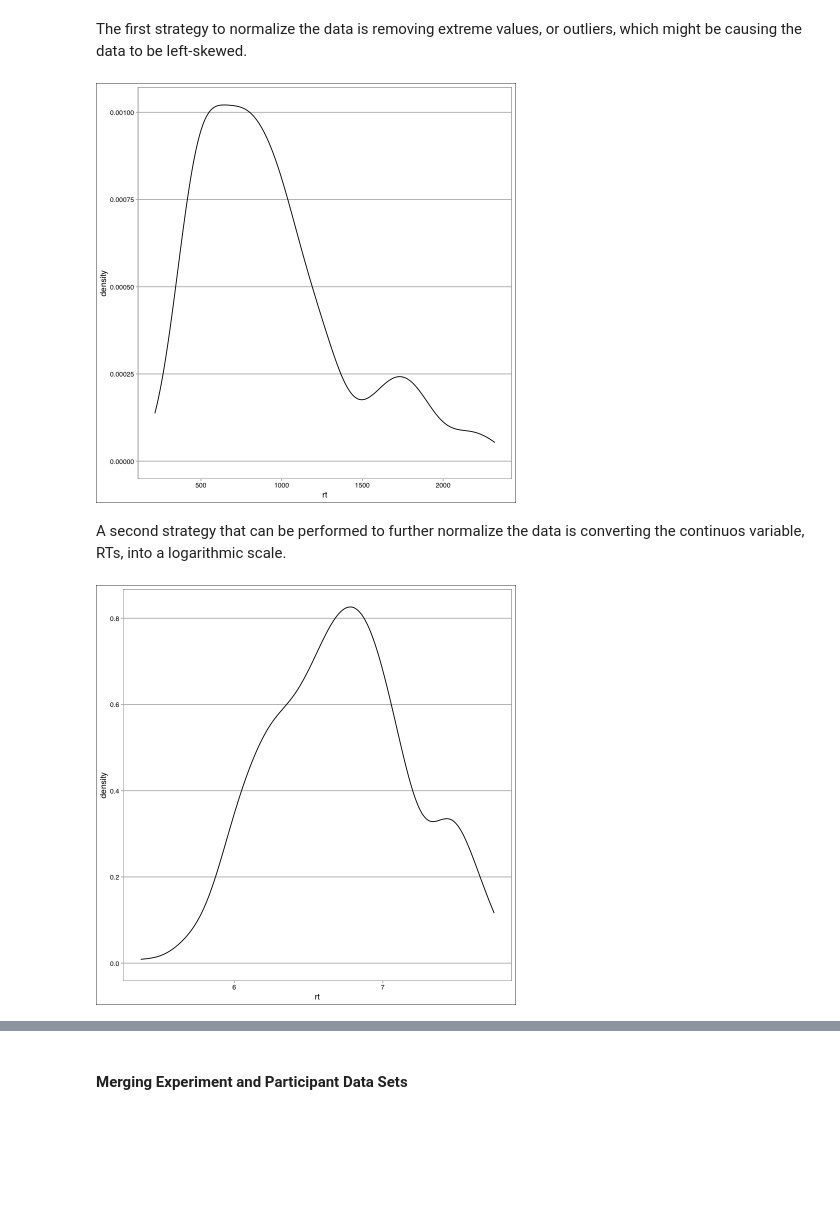
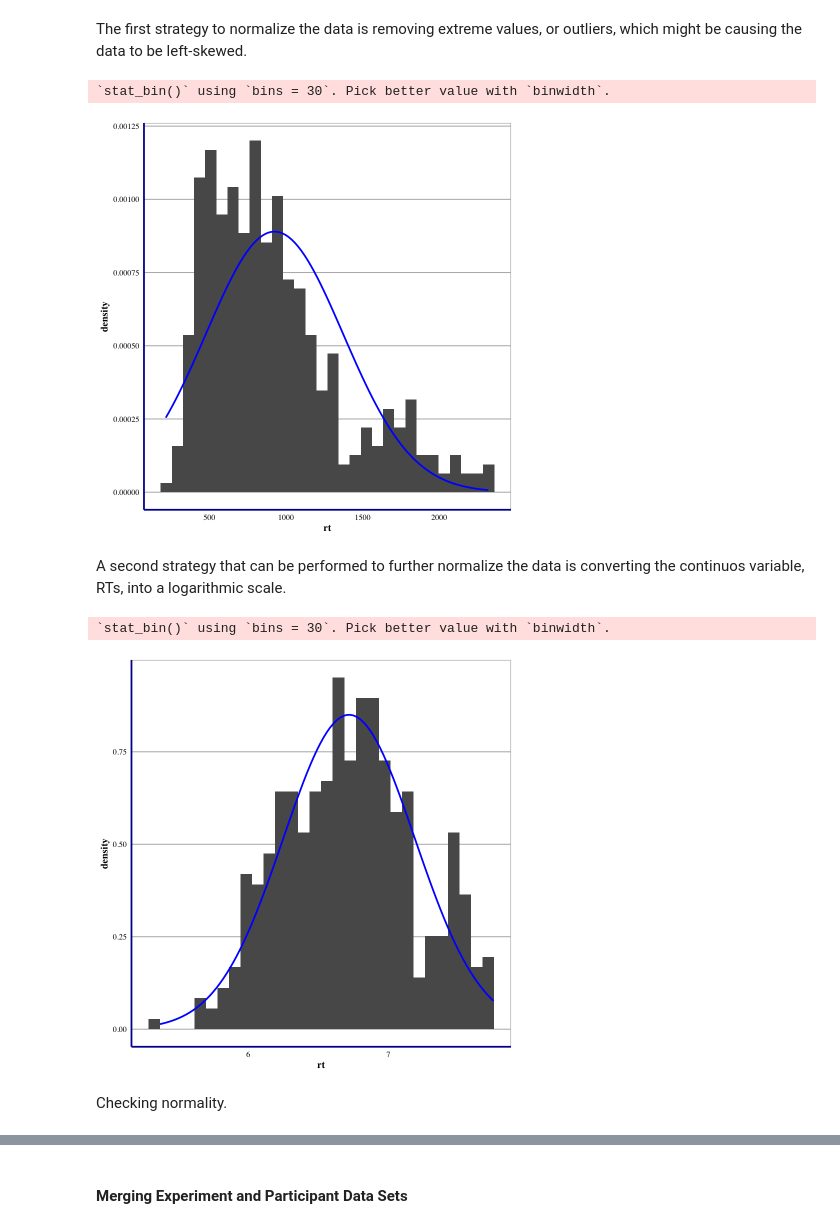
Before and after one commit to Vieju17/SelfPaced_Reading_Task_Data, a Jupyter notebook: sprt_analysis.ipynb, the cells around one changed output, grey strips where cells are left out. Drawn from its saved outputs; the diff is of its cells as text; code cells hidden in the pictures; blank space fills up the shorter version.

```diff
--- a/sprt_analysis.ipynb
+++ b/sprt_analysis.ipynb
@@ -36,0 +43,5 @@ library(broom.mixed)
+# %%
+accent_color <- "#00009c"
+
+tables_path <- "./images/tables/"
+plots_path <- "./images/plots/"
@@ -37,3 +50,19 @@ library(broom.mixed)
+# %%
+theme_set(
+    theme_calc(
+        base_size = 12,
+        base_family = "Times"
+    ) +
+        theme(
+            plot.title = element_text(face = "bold"),
+            plot.background = element_rect(linewidth = 0),
+            axis.title.x = element_text(face = "bold"),
+            axis.title.y = element_text(face = "bold"),
+            axis.line = element_line(color = accent_color, linewidth = 1),
+            axis.ticks = element_blank(),
+            legend.title = element_text(face = "bold")
+        )
+)
 # %% [markdown]
 ### 2. Importing and Processing Data
 # %% [markdown]
@@ -170,13 +200,15 @@ df_clean <- df_raw %>%
         item_number = as.numeric(item_number),
         task = as.factor(task),
         item_type = as.factor(item_type),
-        clause_type = as.factor(clause_type),
-        number = as.factor(number),
-        matching = as.factor(ifelse(number == "ss" | number == "pp", "match", "mismatch")),
-        segment = as.factor(segment),
+        clause_type = factor(clause_type, levels = c("sr", "or"), labels = c("SR", "OR")),
+        number = factor(number, levels = c("ss", "pp", "sp", "ps"), labels = c("SS", "PP", "SP", "PS")),
+        matching = factor(ifelse(number == "SS" | number == "PP", "match", "mismatch"), labels = c("Match", "Mismatch")),
+        segment = factor(segment, labels = c("S1", "S2", "S3", "S4", "S5")),
         part_id = as.factor(part_id),
     ) %>%
     relocate(matching, .after = number) %>%
     droplevels()
+
+summary(df_clean)
 head(df_clean, 10)
 # %% [output]
@@ -219,21 +273,35 @@ df_clean <- df_clean %>%
 
 no_outlier_plot <- df_clean %>%
     ggplot(aes(x = rt)) +
-    geom_density() +
-    theme_calc()
+    geom_histogram(aes(y = ..density..)) +
+    stat_function(
+        fun = dnorm,
+        args = list(mean = mean(df_clean$rt), sd = sd(df_clean$rt)),
+        color = "blue",
+        linewidth = 1
+    )
 no_outlier_plot
 # %% [output]
+`stat_bin()` using `bins = 30`. Pick better value with `binwidth`.
-[figure, old version]
+[figure, new version]
 # %% [markdown]
 A second strategy that can be performed to further normalize the data is converting the continuos variable, RTs, into a logarithmic scale.
 # %%
 df_clean <- df_clean %>%
     mutate(rt = log(rt))
 
 normal_plot <- df_clean %>%
     ggplot(aes(x = rt)) +
-    geom_density() +
-    theme_calc()
+    geom_histogram(aes(y = ..density..)) +
+    stat_function(
+        fun = dnorm,
+        args = list(mean = mean(df_clean$rt), sd = sd(df_clean$rt)),
+        color = "blue",
+        linewidth = 1
+    )
 normal_plot
 # %% [output]
+`stat_bin()` using `bins = 30`. Pick better value with `binwidth`.
-[figure, old version]
+[figure, new version]
+# %% [markdown]
+Checking normality.
```
Also changed, not shown: parts of 37 cells of this notebook, 31 other files.
